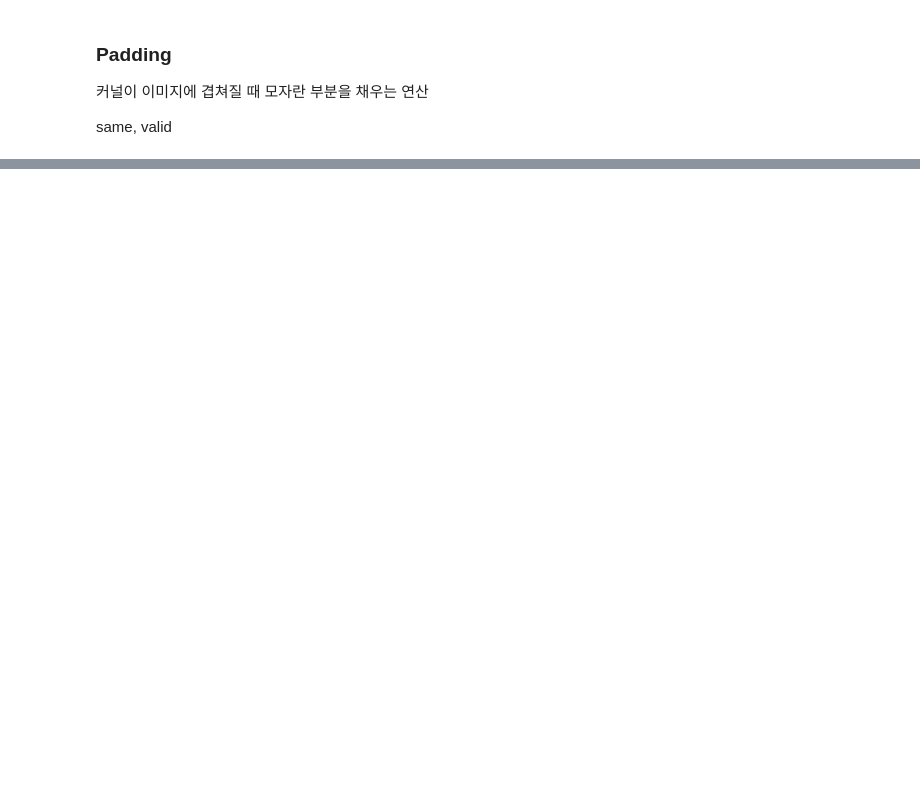
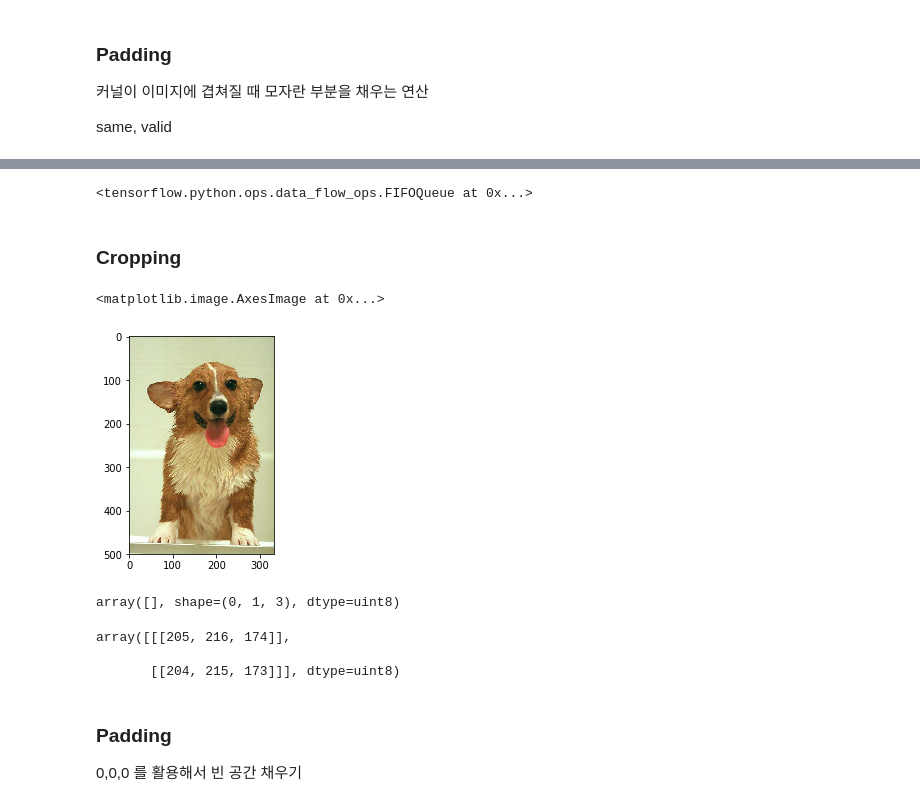
Before and after one commit to Queie/TensorFlow, a Jupyter notebook: 04.Classification.ipynb, the cells around one changed output, grey strips where cells are left out. Saved outputs shown, nothing was run; the diff lists cells and outputs as text; code cells hidden in the pictures; blank space fills up the shorter version.

```diff
--- a/04.Classification.ipynb
+++ b/04.Classification.ipynb
@@ -224,0 +395,9 @@ clf.predict_proba([[2., 2.], [1., 2.]])
+# %%
+# step 1
+filenames = ['im_01.jpg', 'im_02.jpg', 'im_03.jpg', 'im_04.jpg']
+
+# step 2
+filename_queue = tf.train.string_input_producer(filenames)
+filename_queue
+# %% [output]
+<tensorflow.python.ops.data_flow_ops.FIFOQueue at 0x...>
@@ -224,0 +414,37 @@ clf.predict_proba([[2., 2.], [1., 2.]])
+# %% [markdown]
+### Cropping
+# %%
+# image 파일 불러오기 (pip install pillow 를 해야 png 이외도 인식가능)
+filename = "./data/n02113023_219.jpg"
+image = mpimg.imread(filename)
+plt.imshow(image) #, cmap='gray')  # 원본 이미지 보기
+# %% [output]
+<matplotlib.image.AxesImage at 0x...>
+[figure, added]
+# %%
+# 중앙기준 이미지 10%를 잘라내서 출력
+with tf.Session() as sess:
+    crop_image = sess.run(tf.image.central_crop(image,0.1))
+crop_image
+# %% [output]
+array([], shape=(0, 1, 3), dtype=uint8)
+# %%
+# 이미지 0,0 서 2,1 좌표 부분을 잘라내기
+sess.close()
+# image array  -->  Tensor
+image = tf.constant(image)
+with tf.Session() as sess:
+    real_image = sess.run(image)
+    bounding_crop = tf.image.crop_to_bounding_box(real_image,
+                                              offset_height=0, offset_width=0,
+                                              target_height=2, target_width=1)
+    bounding_crop = sess.run(bounding_crop)
+
+bounding_crop
+# %% [output]
+array([[[205, 216, 174]],
+
+       [[204, 215, 173]]], dtype=uint8)
+# %% [markdown]
+### Padding
+0,0,0 를 활용해서 빈 공간 채우기
```
Also changed, not shown: parts of 78 cells of this notebook.
